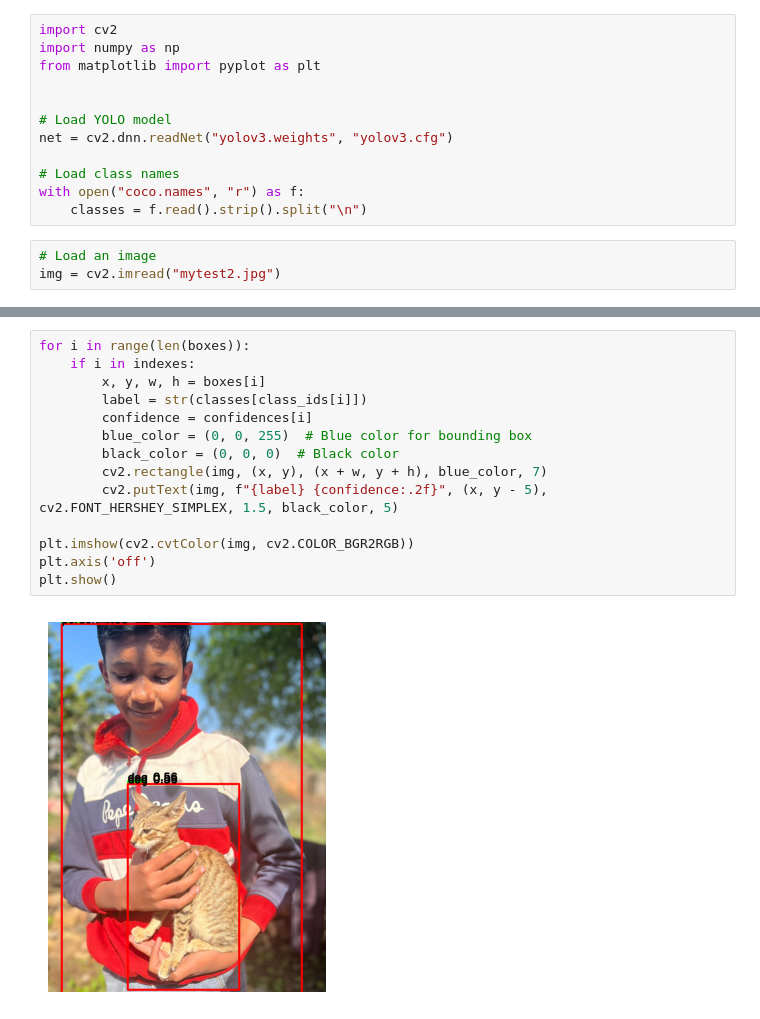
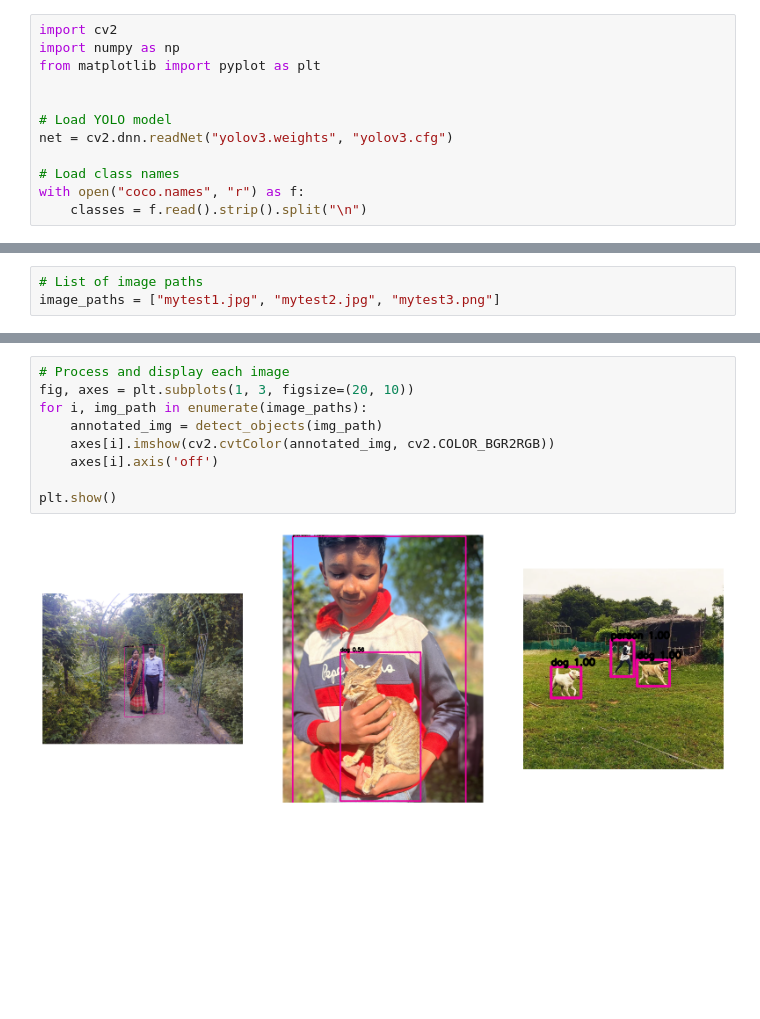
Before and after one commit to Self-nasu/YOLO-objdetection, a Jupyter notebook: main.ipynb, the cells around one changed output, grey strips where cells are left out. Drawn from its saved outputs; the diff is of its cells as text; blank space fills up the shorter version.

```diff
--- a/main.ipynb
+++ b/main.ipynb
@@ -41,6 +41,3 @@ net = cv2.dnn.readNet("yolov3.weights", "yolov3.cfg")
 # Load class names
 with open("coco.names", "r") as f:
     classes = f.read().strip().split("\n")
-# %%
-# Load an image
-img = cv2.imread("mytest2.jpg")
@@ -59 +44,4 @@ detections = net.forward(output_layers)
+# %%
+# List of image paths
+image_paths = ["mytest1.jpg", "mytest2.jpg", "mytest3.png"]
 # %%
@@ -82,16 +96,11 @@ indexes = cv2.dnn.NMSBoxes(boxes, confidences, 0.5, 0.4)
-# %%
-for i in range(len(boxes)):
-    if i in indexes:
-        x, y, w, h = boxes[i]
-        label = str(classes[class_ids[i]])
-        confidence = confidences[i]
-        blue_color = (0, 0, 255)  # Blue color for bounding box
-        black_color = (0, 0, 0)  # Black color
-        cv2.rectangle(img, (x, y), (x + w, y + h), blue_color, 7)
-        cv2.putText(img, f"{label} {confidence:.2f}", (x, y - 5), cv2.FONT_HERSHEY_SIMPLEX, 1.5, black_color, 5)
-
-plt.imshow(cv2.cvtColor(img, cv2.COLOR_BGR2RGB))
-plt.axis('off')
-plt.show()
-# %% [output]
-[figure, removed]
+# %%
+# Process and display each image
+fig, axes = plt.subplots(1, 3, figsize=(20, 10))
+for i, img_path in enumerate(image_paths):
+    annotated_img = detect_objects(img_path)
+    axes[i].imshow(cv2.cvtColor(annotated_img, cv2.COLOR_BGR2RGB))
+    axes[i].axis('off')
+
+plt.show()
+# %% [output]
+[figure, added]
```
Also changed, not shown: parts of 5 cells of this notebook.
